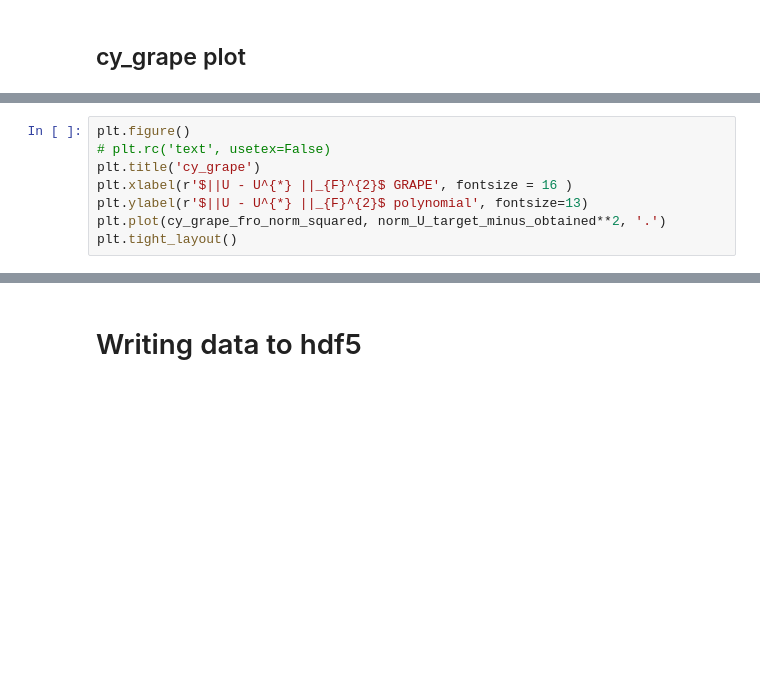
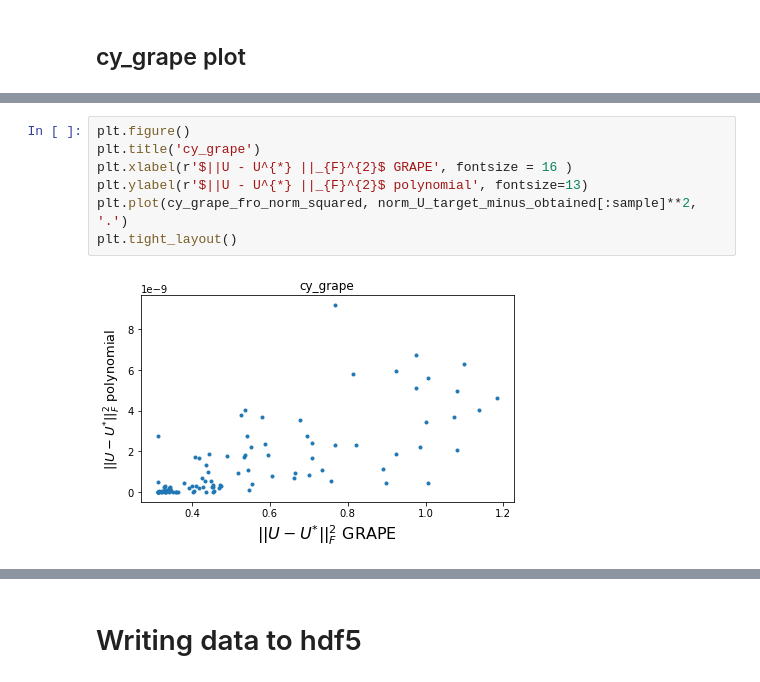
Before and after one commit to W-Parvaiz-DF/QOC_proj, a Jupyter notebook: QOC_Project/FrobeniusNorm.ipynb, the cells around one changed output, grey strips where cells are left out. Cells and saved outputs as stored; diff of their text form; blank space fills up the shorter version.

```diff
--- a/QOC_Project/FrobeniusNorm.ipynb
+++ b/QOC_Project/FrobeniusNorm.ipynb
@@ -418,10 +530,11 @@ plt.tight_layout()
 # %%
 plt.figure()
-# plt.rc('text', usetex=False)
 plt.title('cy_grape')
 plt.xlabel(r'$||U - U^{*} ||_{F}^{2}$ GRAPE', fontsize = 16 )
 plt.ylabel(r'$||U - U^{*} ||_{F}^{2}$ polynomial', fontsize=13)
-plt.plot(cy_grape_fro_norm_squared, norm_U_target_minus_obtained**2, '.')
+plt.plot(cy_grape_fro_norm_squared, norm_U_target_minus_obtained[:sample]**2, '.')
 plt.tight_layout()
+# %% [output]
+[figure, added]
 # %%
 plt.figure()
```
Also changed, not shown: parts of 32 cells of this notebook.
